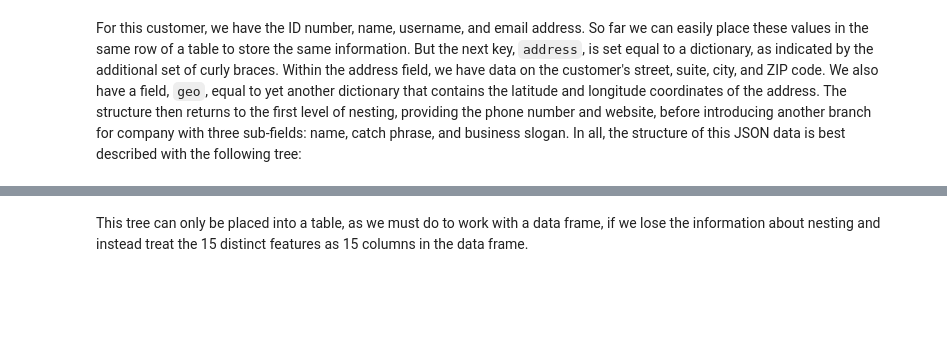
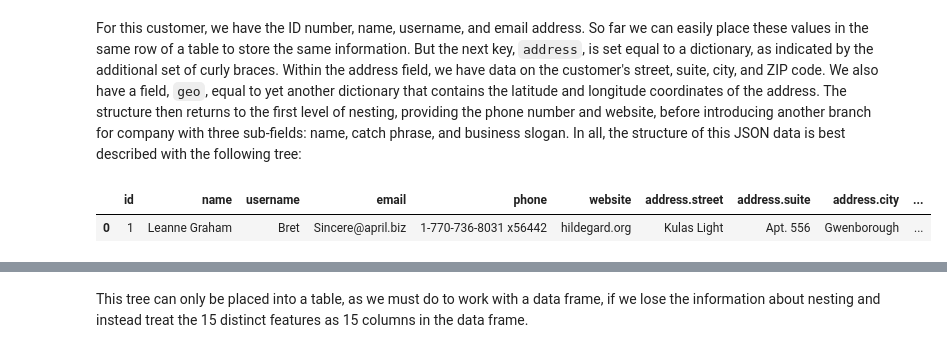
Before and after one commit to MuhammadSheraza002/Data-Acquisition, a Jupyter notebook: Lec-3 ( Loading, Converting, and Writing JSON Files).ipynb, the cells around one changed output, grey strips where cells are left out. Cells and saved outputs as stored; diff of their text form; code cells hidden in the pictures; blank space fills up the shorter version.

```diff
--- a/Lec-3 ( Loading, Converting, and Writing JSON Files).ipynb
+++ b/Lec-3 ( Loading, Converting, and Writing JSON Files).ipynb
@@ -140,6 +165,41 @@ print(users.text[0:560])
   },
 # %% [markdown]
 For this customer, we have the ID number, name, username, and email address. So far we can easily place these values in the same row of a table to store the same information. But the next key, `address`, is set equal to a dictionary, as indicated by the additional set of curly braces. Within the address field, we have data on the customer's street, suite, city, and ZIP code. We also have a field, `geo`, equal to yet another dictionary that contains the latitude and longitude coordinates of the address. The structure then returns to the first level of nesting, providing the phone number and website, before introducing another branch for company with three sub-fields: name, catch phrase, and business slogan. In all, the structure of this JSON data is best described with the following tree:
+# %%
+import pandas as pd
+
+data = [
+    {
+        "id": 1,
+        "name": "Leanne Graham",
+        "username": "Bret",
+        "email": "Sincere@april.biz",
+        "address": {
+            "street": "Kulas Light",
+            "suite": "Apt. 556",
+            "city": "Gwenborough",
+            "zipcode": "92998-3874",
+            "geo": {
+                "lat": "-37.3159",
+                "lng": "81.1496"
+            }
+        },
+        "phone": "1-770-736-8031 x56442",
+        "website": "hildegard.org",
+        "company": {
+            "name": "Romaguera-Crona",
+            "catchPhrase": "Multi-layered client-server neural-net",
+            "bs": "harness real-time e-markets"
+        }
+    }
+]
+
+df = pd.json_normalize(data)
+
+df
+# %% [output]
+|  | id | name | username | email | phone | website | address.street | address.suite | address.city | ... |
+| 0 | 1 | Leanne Graham | Bret | Sincere@april.biz | 1-770-736-8031 x56442 | hildegard.org | Kulas Light | Apt. 556 | Gwenborough | ... |
 # %% [markdown]
 <img src="https://github.com/jkropko/DS-6001/raw/master/localimages/jsontree.png" width=400>
 # %% [markdown]
```
Also changed, not shown: parts of 13 cells of this notebook.
